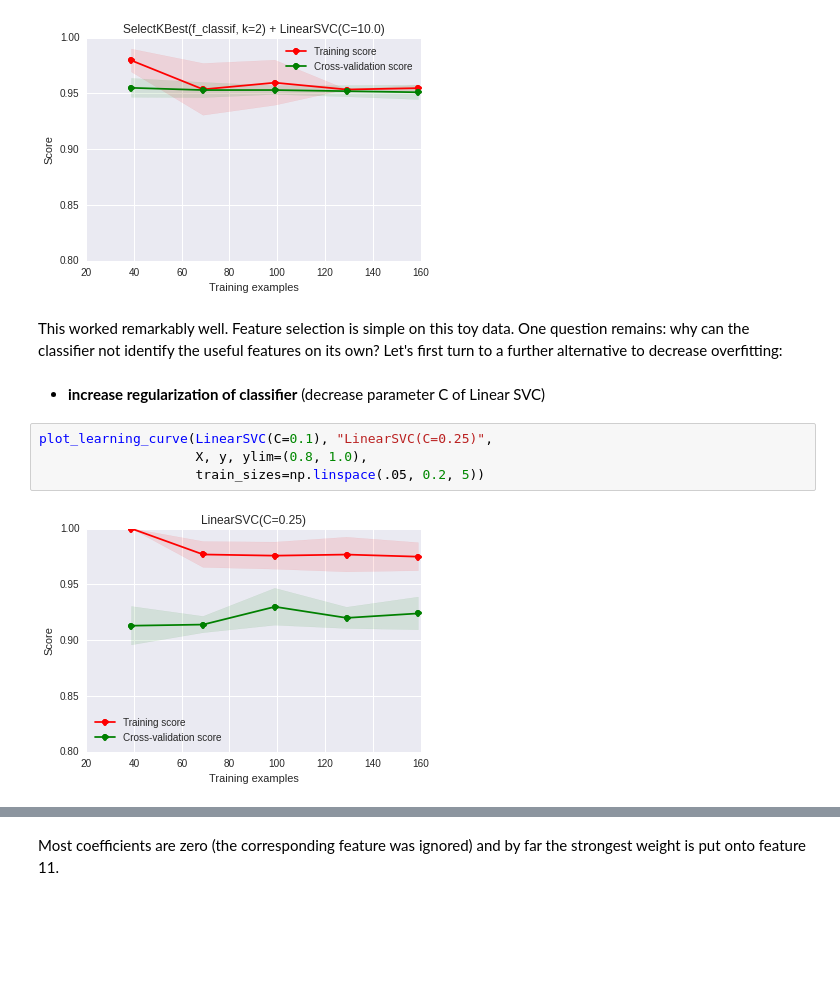
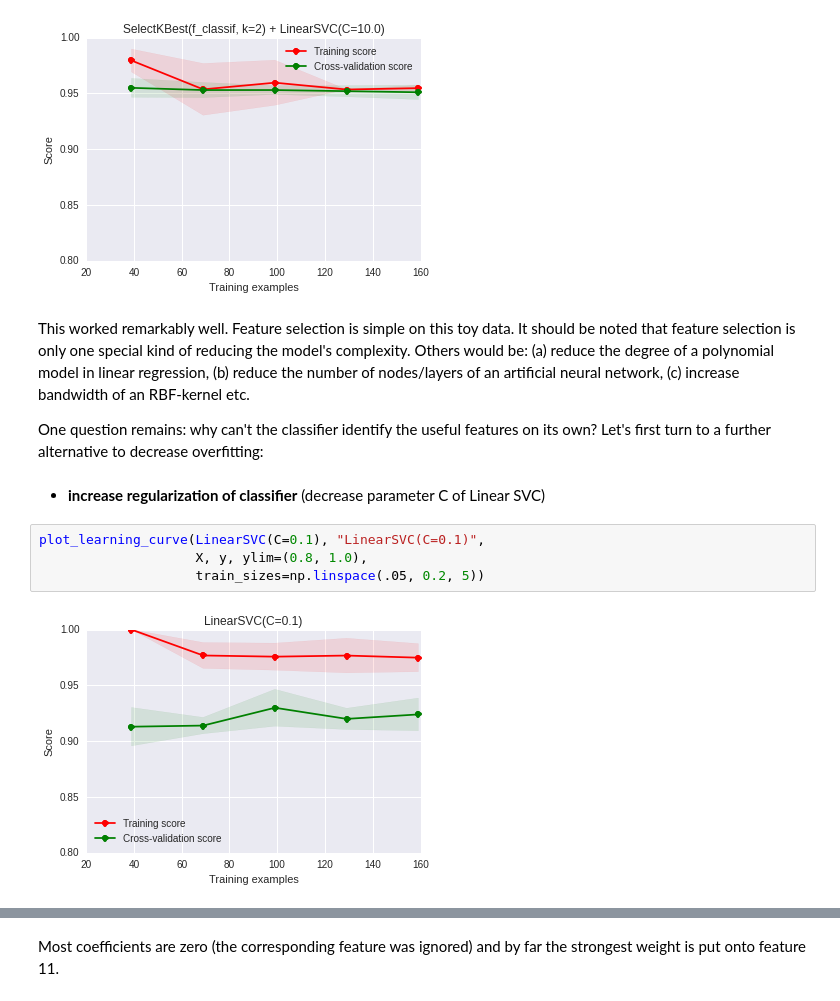
Before and after one commit to jmetzen/jmetzen.github.com, a Jupyter notebook: notebooks/ml_advice.ipynb, the cells around one changed output, grey strips where cells are left out. Saved outputs shown, nothing was run; the diff lists cells and outputs as text; blank space fills up the shorter version.

```diff
--- a/notebooks/ml_advice.ipynb
+++ b/notebooks/ml_advice.ipynb
@@ -171,12 +185,14 @@ plot_learning_curve(Pipeline([("fs", SelectKBest(f_classif, k=2)), # select two
 # %% [output]
 [figure]
 # %% [markdown]
-This worked remarkably well. Feature selection is simple on this toy data. One question remains: why can the classifier not identify the useful features on its own? Let's first turn to a further alternative to decrease overfitting:
+This worked remarkably well. Feature selection is simple on this toy data. It should be noted that feature selection is only one special kind of reducing the model's complexity. Others would be: (a) reduce the degree of a polynomial model in linear regression, (b) reduce the number of nodes/layers of an artificial neural network, (c) increase bandwidth of an RBF-kernel etc.
+
+One question remains: why can't the classifier identify the useful features on its own? Let's first turn to a further alternative to decrease overfitting:
 # %% [markdown]
  * **increase regularization of classifier** (decrease parameter C of Linear SVC)
 # %%
-plot_learning_curve(LinearSVC(C=0.1), "LinearSVC(C=0.25)",
+plot_learning_curve(LinearSVC(C=0.1), "LinearSVC(C=0.1)",
                     X, y, ylim=(0.8, 1.0),
                     train_sizes=np.linspace(.05, 0.2, 5))
 # %% [output]
-[figure, old version]
+[figure, new version]
```
Also changed, not shown: parts of 36 cells of this notebook, 28 other files.
